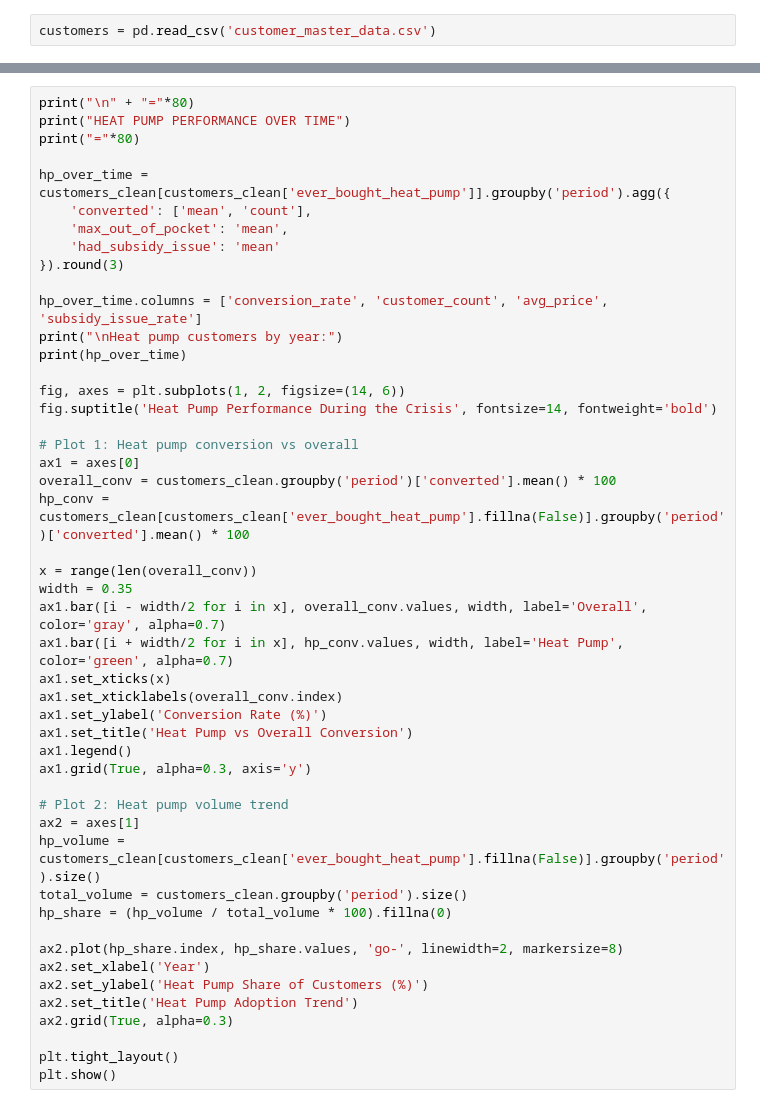
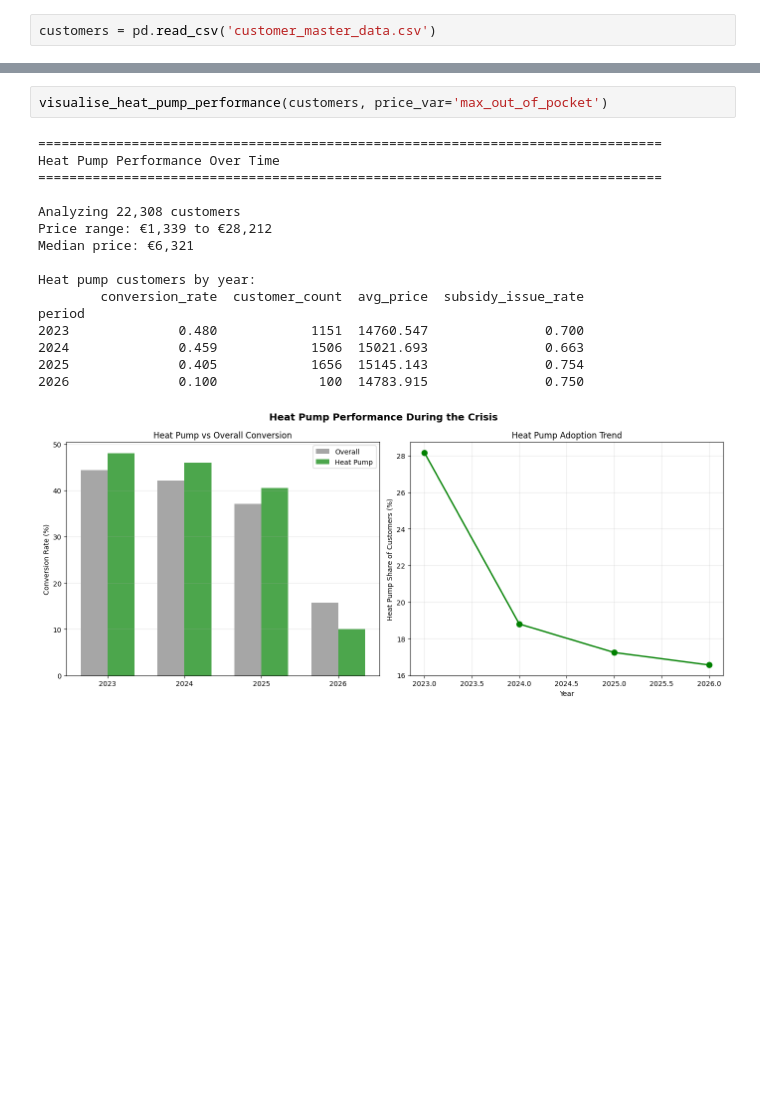
Before and after one commit to vslovik/ai-france-hvac, a Jupyter notebook: _eda_price.ipynb, the cells around one changed output, grey strips where cells are left out. Cells and saved outputs as stored; diff of their text form; blank space fills up the shorter version.

```diff
--- a/_eda_price.ipynb
+++ b/_eda_price.ipynb
@@ -53,48 +314,19 @@ overlay_all_years_on_one_plot(customers, price_var='max_out_of_pocket')
 # %%
-print("\n" + "="*80)
-print("HEAT PUMP PERFORMANCE OVER TIME")
-print("="*80)
-
-hp_over_time = customers_clean[customers_clean['ever_bought_heat_pump']].groupby('period').agg({
-    'converted': ['mean', 'count'],
-    'max_out_of_pocket': 'mean',
-    'had_subsidy_issue': 'mean'
-}).round(3)
-
-hp_over_time.columns = ['conversion_rate', 'customer_count', 'avg_price', 'subsidy_issue_rate']
-print("\nHeat pump customers by year:")
-print(hp_over_time)
-
-fig, axes = plt.subplots(1, 2, figsize=(14, 6))
-fig.suptitle('Heat Pump Performance During the Crisis', fontsize=14, fontweight='bold')
-
-# Plot 1: Heat pump conversion vs overall
-ax1 = axes[0]
-overall_conv = customers_clean.groupby('period')['converted'].mean() * 100
-hp_conv = customers_clean[customers_clean['ever_bought_heat_pump'].fillna(False)].groupby('period')['converted'].mean() * 100
-
-x = range(len(overall_conv))
-width = 0.35
-ax1.bar([i - width/2 for i in x], overall_conv.values, width, label='Overall', color='gray', alpha=0.7)
-ax1.bar([i + width/2 for i in x], hp_conv.values, width, label='Heat Pump', color='green', alpha=0.7)
-ax1.set_xticks(x)
-ax1.set_xticklabels(overall_conv.index)
-ax1.set_ylabel('Conversion Rate (%)')
-ax1.set_title('Heat Pump vs Overall Conversion')
-ax1.legend()
-ax1.grid(True, alpha=0.3, axis='y')
-
-# Plot 2: Heat pump volume trend
-ax2 = axes[1]
-hp_volume = customers_clean[customers_clean['ever_bought_heat_pump'].fillna(False)].groupby('period').size()
-total_volume = customers_clean.groupby('period').size()
-hp_share = (hp_volume / total_volume * 100).fillna(0)
-
-ax2.plot(hp_share.index, hp_share.values, 'go-', linewidth=2, markersize=8)
-ax2.set_xlabel('Year')
-ax2.set_ylabel('Heat Pump Share of Customers (%)')
-ax2.set_title('Heat Pump Adoption Trend')
-ax2.grid(True, alpha=0.3)
-
-plt.tight_layout()
-plt.show()
+visualise_heat_pump_performance(customers, price_var='max_out_of_pocket')
+# %% [output]
+================================================================================
+Heat Pump Performance Over Time
+================================================================================
+
+Analyzing 22,308 customers
+Price range: €1,339 to €28,212
+Median price: €6,321
+
+Heat pump customers by year:
+        conversion_rate  customer_count  avg_price  subsidy_issue_rate
+period
+2023              0.480            1151  14760.547               0.700
+2024              0.459            1506  15021.693               0.663
+2025              0.405            1656  15145.143               0.754
+2026              0.100             100  14783.915               0.750
+[figure, added]
```
Also changed, not shown: parts of 15 cells of this notebook, 3 other files.
